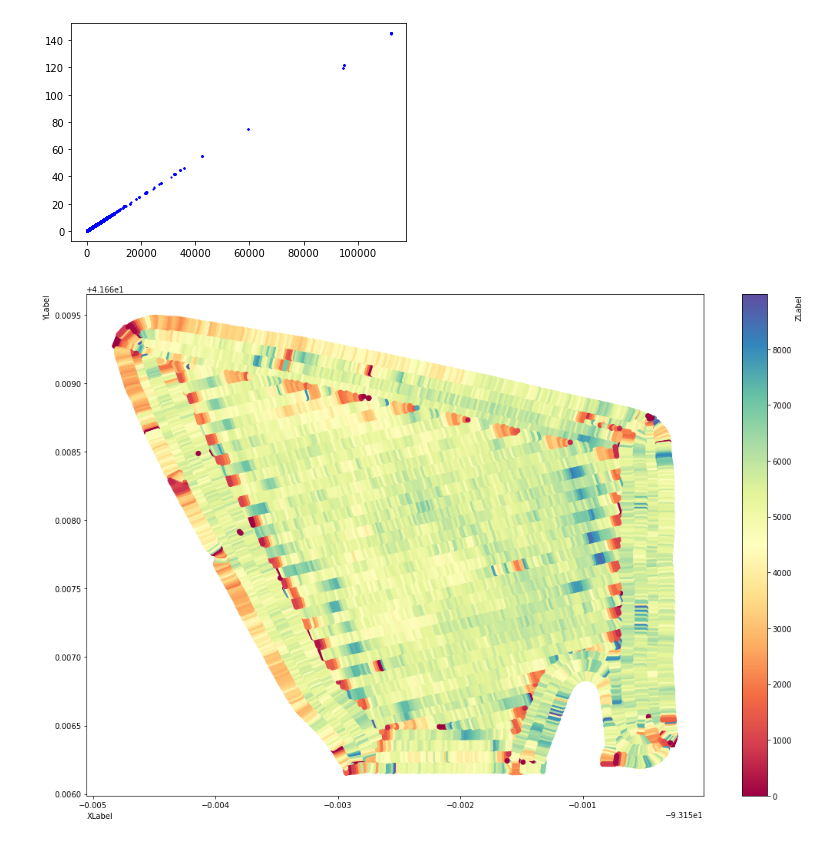
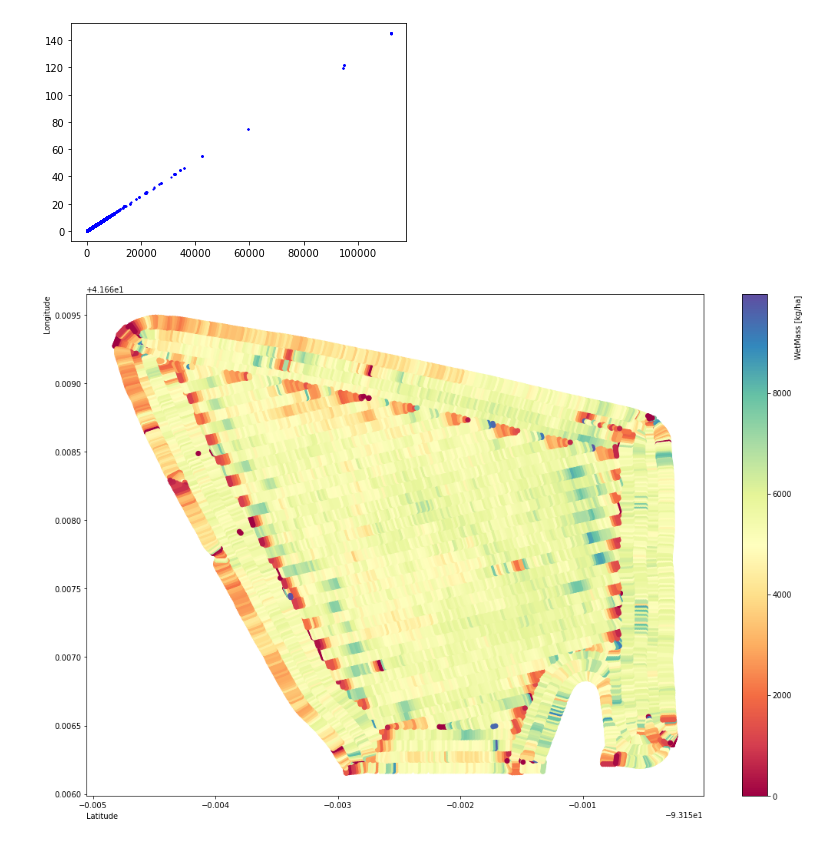
Before and after one commit to agomes94/tec_embarcada_harvest_shp, a Jupyter notebook: tec_embarcada_harvest_shp.ipynb, the cells around one changed output. Drawn from its saved outputs; the diff is of its cells as text; code cells hidden in the pictures.

```diff
--- a/tec_embarcada_harvest_shp.ipynb
+++ b/tec_embarcada_harvest_shp.ipynb
@@ -132,18 +132,18 @@ ax.scatter(px, py, color = 'b', marker = '.', s = 5)
 # %%
 fig, ax = plt.subplots(figsize = (18,12))
 
-sf_df_loc = sf_df[sf_df['WetMass']<9000]
+sf_df_loc = sf_df[sf_df['WetMass']<10000]
 
 px = sf_df_loc['Lat']
 py = sf_df_loc['Long']
 pz = sf_df_loc['WetMass']
 
 sc = ax.scatter(px, py, c=pz, cmap="Spectral")#"RdYlGn")
-ax.set_ylabel('YLabel', loc='top')
-ax.set_xlabel('XLabel', loc='left')
+ax.set_ylabel('Longitude', loc='top')
+ax.set_xlabel('Latitude', loc='left')
 cbar = fig.colorbar(sc)
-cbar.set_label("ZLabel", loc='top')
+cbar.set_label("WetMass [kg/ha]", loc='top')
 
 plt.show()
 # %% [output]
-[figure, old version]
+[figure, new version]
```
Also changed, not shown: parts of 1 cell of this notebook.
